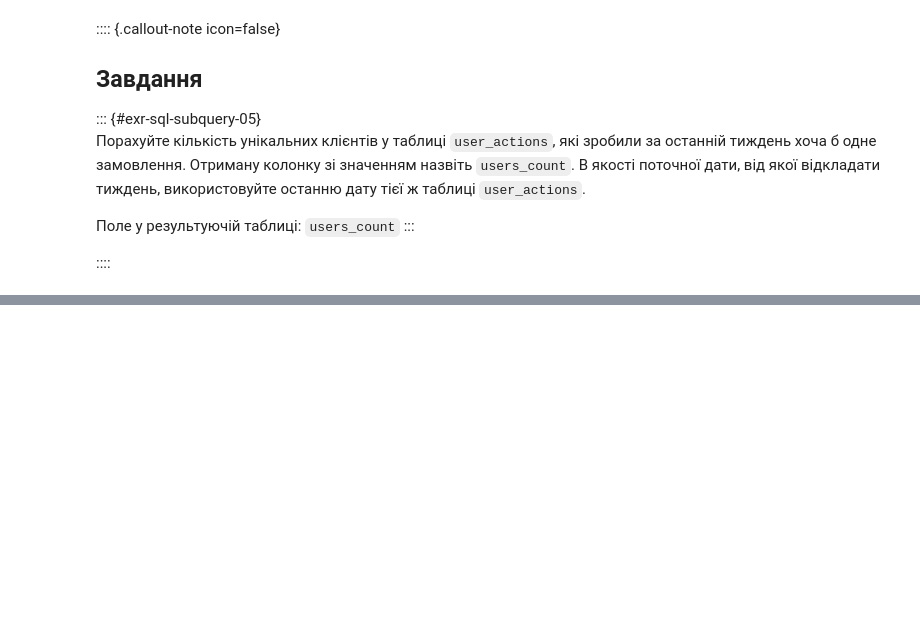
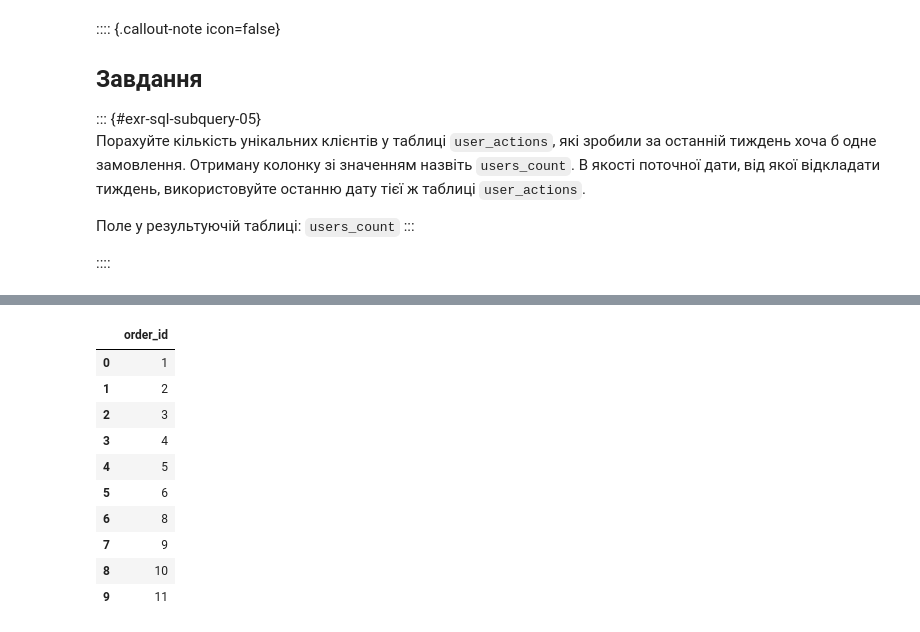
Before and after one commit to Aranaur/py4ds, a Jupyter notebook: sql_subquery.ipynb, the cells around one changed output, grey strips where cells are left out. Saved outputs shown, nothing was run; the diff lists cells and outputs as text; code cells hidden in the pictures; blank space fills up the shorter version.

```diff
--- a/sql_subquery.ipynb
+++ b/sql_subquery.ipynb
@@ -433,0 +520,32 @@ WHERE  action = 'create_order'
+# %%
+#| code-fold: true
+#| code-summary: "Рішення"
+
+%%sql
+-- варіант 1
+SELECT order_id
+FROM   user_actions
+WHERE  order_id in (SELECT order_id
+                    FROM   courier_actions
+                    WHERE  action = 'deliver_order')
+ORDER BY order_id limit 10
+
+-- варіант 2
+-- SELECT order_id
+-- FROM   user_actions
+-- WHERE  order_id not in (SELECT order_id
+--                         FROM   user_actions
+--                         WHERE  action = 'cancel_order')
+-- ORDER BY order_id limit 10
+# %% [output]
+|  | order_id |
+| 0 | 1 |
+| 1 | 2 |
+| 2 | 3 |
+| 3 | 4 |
+| 4 | 5 |
+| 5 | 6 |
+| 6 | 8 |
+| 7 | 9 |
+| 8 | 10 |
+| 9 | 11 |
```
Also changed, not shown: parts of 21 cells of this notebook, 20 other files.
